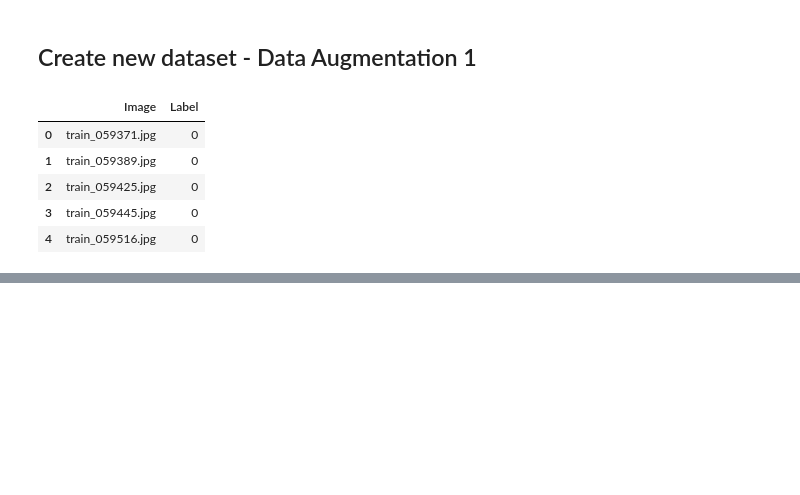
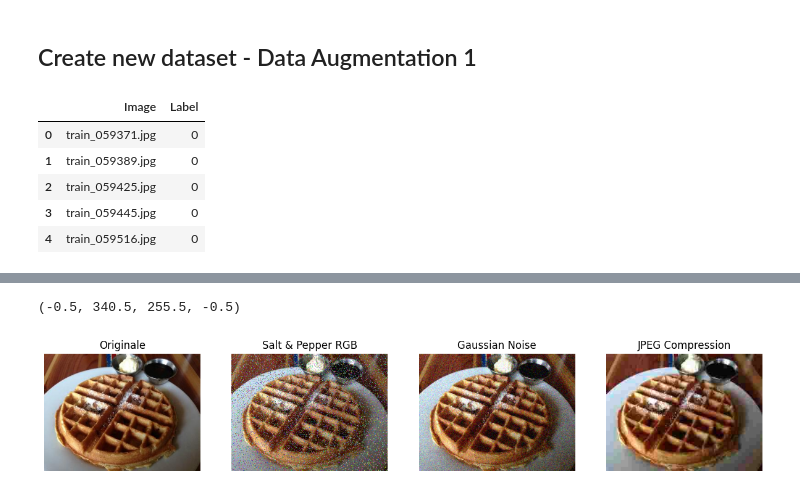
Before and after one commit to TommasoFerrario18/FoodX-251_Classification, a Jupyter notebook: Notebooks/DataAugmentation.ipynb, the cells around one changed output, grey strips where cells are left out. Drawn from its saved outputs; the diff is of its cells as text; code cells hidden in the pictures; blank space fills up the shorter version.

```diff
--- a/Notebooks/DataAugmentation.ipynb
+++ b/Notebooks/DataAugmentation.ipynb
@@ -116,0 +119,3 @@ df_augmented.to_csv(os.path.join("..", "Dataset", "train_augmented.csv"), index=
+# %%
+def random_rgb_value():
+    return tuple(np.random.randint(0, 256, 3))
@@ -116,0 +133,7 @@ df_augmented.to_csv(os.path.join("..", "Dataset", "train_augmented.csv"), index=
+# %%
+def add_gaussian_noise(img, mean=0, std=25):
+    noise = np.random.normal(mean, std, img.shape)
+    output = img + noise
+    output = np.clip(output, 0, 255)
+    output = np.uint8(output)
+    return output
@@ -116,0 +162,21 @@ df_augmented.to_csv(os.path.join("..", "Dataset", "train_augmented.csv"), index=
+# %%
+fig, ax = plt.subplots(1, 4, figsize=(15, 10))
+
+ax[0].imshow(img)
+ax[0].set_title("Originale")
+ax[0].axis("off")
+
+ax[1].imshow(im_salt_pepper)
+ax[1].set_title("Salt & Pepper RGB")
+ax[1].axis("off")
+
+ax[2].imshow(im_gaussian_noise)
+ax[2].set_title("Gaussian Noise")
+ax[2].axis("off")
+
+ax[3].imshow(im_jpeg_compression)
+ax[3].set_title("JPEG Compression")
+ax[3].axis("off")
+# %% [output]
+(-0.5, 340.5, 255.5, -0.5)
+[figure, added]
```
Also changed, not shown: parts of 5 cells of this notebook, 1 other file.
